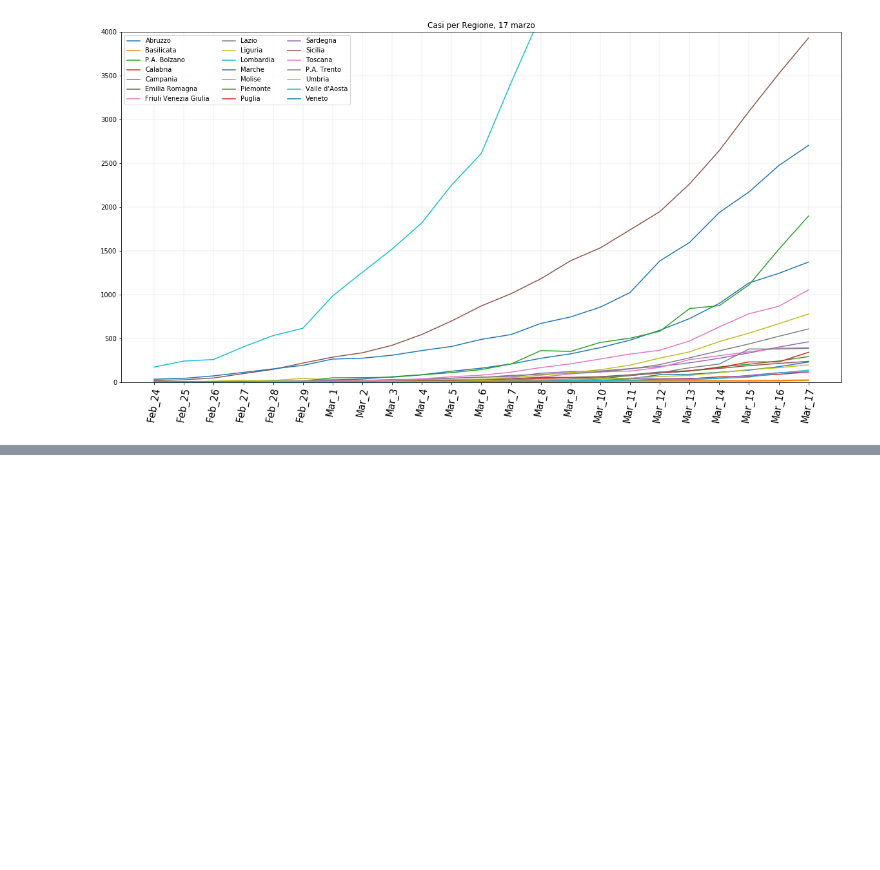
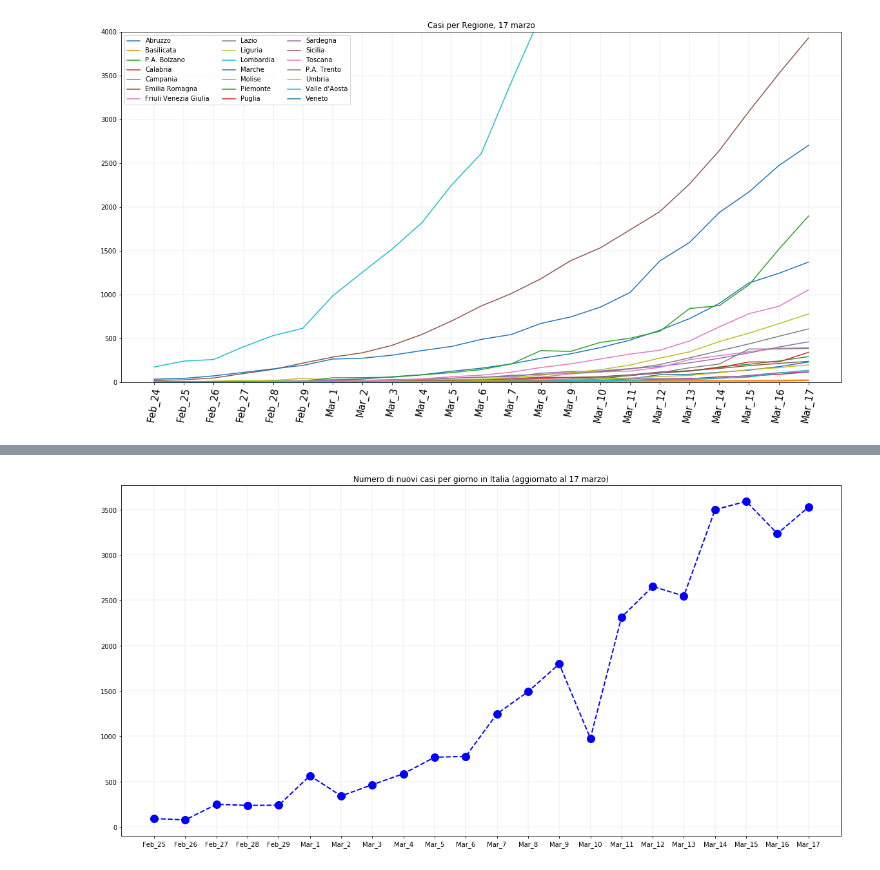
Before and after one commit to martinodn/CoViD-19, a Jupyter notebook: CoViD-19 analysis.ipynb, the cells around one changed output, grey strips where cells are left out. Cells and saved outputs as stored; diff of their text form; code cells hidden in the pictures; blank space fills up the shorter version.

```diff
--- a/CoViD-19 analysis.ipynb
+++ b/CoViD-19 analysis.ipynb
@@ -132,6 +153,16 @@ def delta_var(stat_type, perc="yes"):
                 delta=list(overall_trend(stat_type))[i]-list(overall_trend(stat_type))[i-1]
             delta_perc.append(delta)
     return delta_perc
+# %%
+plt.figure(figsize=(20,10))
+plt.grid(linewidth=0.2)
+plt.yscale('linear')
+#plt.ylabel('%')
+plt.title('Numero di nuovi casi per giorno in Italia (aggiornato al %d marzo)' %current_day)
+index_=pd.Series([x for x in dataframes][1:])
+_=plt.plot(pd.DataFrame(delta_var('totale_casi','no')).rename(index=index_),'go--', linewidth=2, markersize=12, color="blue")
+# %% [output]
+[figure, added]
 # %%
 plt.figure(figsize=(20,10))
 plt.grid(linewidth=0.2)
```
Also changed, not shown: parts of 13 cells of this notebook.
